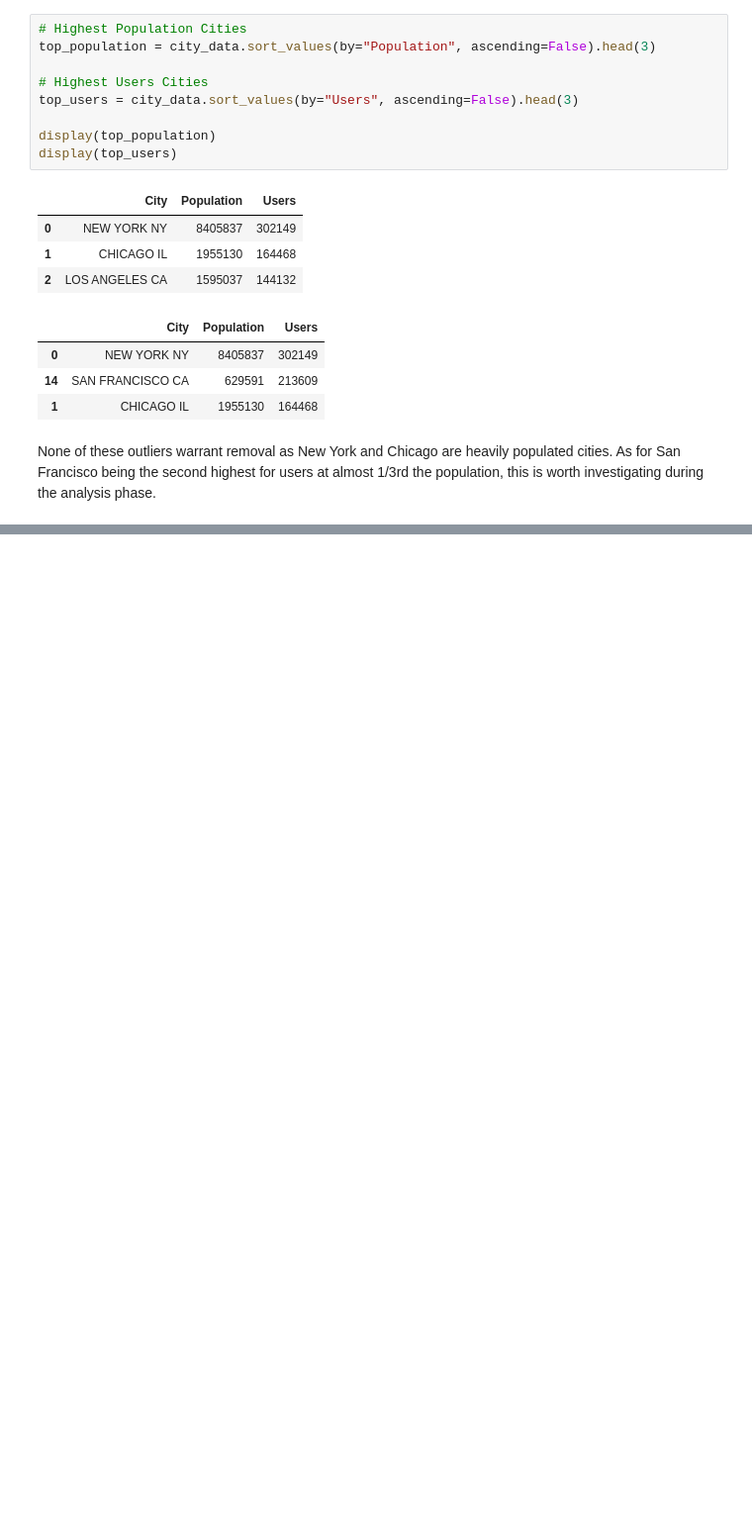
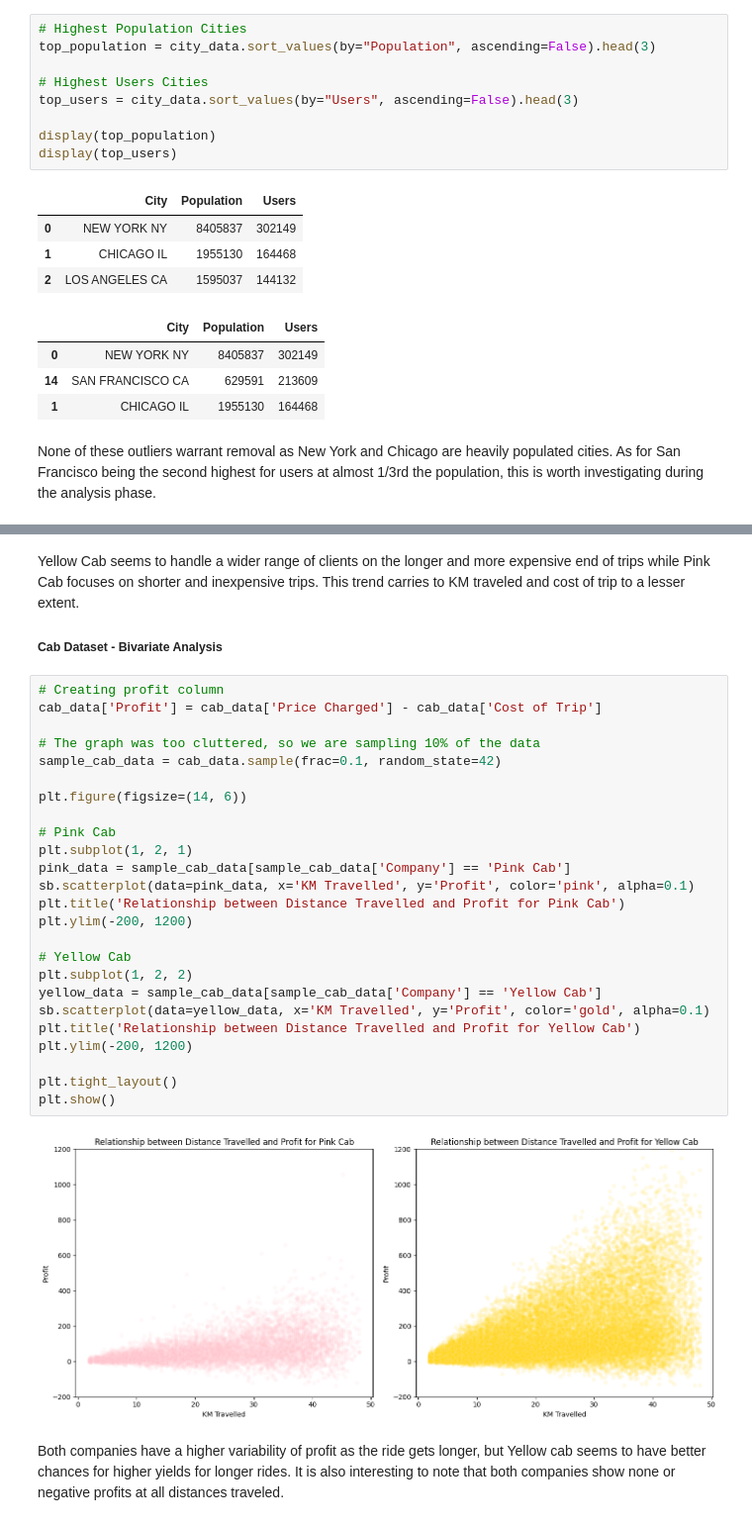
Before and after one commit to matthewiversen/data-glacier-internship, a Jupyter notebook: week-2/notebook.ipynb, the cells around one changed output, grey strips where cells are left out. Shown: that part at 99% size. Drawn from its saved outputs; the diff is of its cells as text; blank space fills up the shorter version.

```diff
--- a/week-2/notebook.ipynb
+++ b/week-2/notebook.ipynb
@@ -386,0 +485,32 @@ None of these outliers warrant removal as New York and Chicago are heavily popul
+# %% [markdown]
+Yellow Cab seems to handle a wider range of clients on the longer and more expensive end of trips while Pink Cab focuses on shorter and inexpensive trips. This trend carries to KM traveled and cost of trip to a lesser extent.
+##### Cab Dataset - Bivariate Analysis
+# %%
+# Creating profit column
+cab_data['Profit'] = cab_data['Price Charged'] - cab_data['Cost of Trip']
+
+# The graph was too cluttered, so we are sampling 10% of the data
+sample_cab_data = cab_data.sample(frac=0.1, random_state=42)
+
+plt.figure(figsize=(14, 6))
+
+# Pink Cab
+plt.subplot(1, 2, 1)
+pink_data = sample_cab_data[sample_cab_data['Company'] == 'Pink Cab']
+sb.scatterplot(data=pink_data, x='KM Travelled', y='Profit', color='pink', alpha=0.1)
+plt.title('Relationship between Distance Travelled and Profit for Pink Cab')
+plt.ylim(-200, 1200)
+
+# Yellow Cab
+plt.subplot(1, 2, 2)
+yellow_data = sample_cab_data[sample_cab_data['Company'] == 'Yellow Cab']
+sb.scatterplot(data=yellow_data, x='KM Travelled', y='Profit', color='gold', alpha=0.1)
+plt.title('Relationship between Distance Travelled and Profit for Yellow Cab')
+plt.ylim(-200, 1200)
+
+plt.tight_layout()
+plt.show()
+# %% [output]
+[figure, added]
+# %% [markdown]
+Both companies have a higher variability of profit as the ride gets longer, but Yellow cab seems to have better chances for higher yields for longer rides. It is also interesting to note that both companies show none or negative profits at all distances traveled.
```
Also changed, not shown: parts of 8 cells of this notebook.
